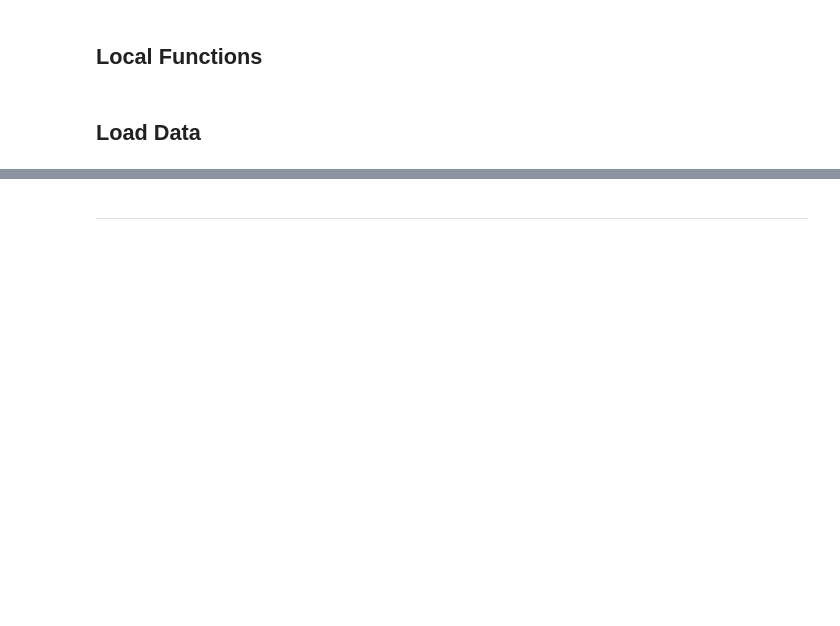
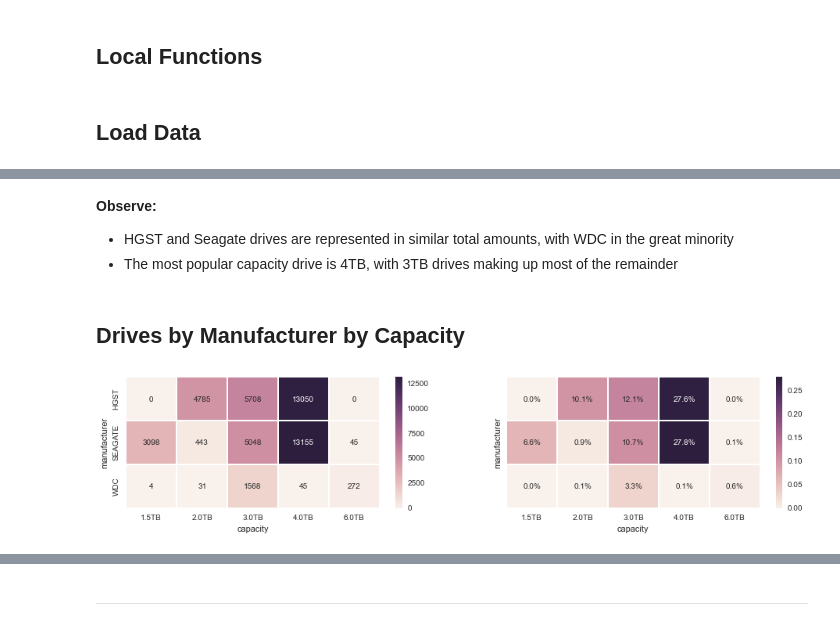
Before and after one commit to vnnw/appliedai_survivalhdd, a Jupyter notebook: 02_InitialAnalyses.ipynb, the cells around one changed output, grey strips where cells are left out. Drawn from its saved outputs; the diff is of its cells as text; code cells hidden in the pictures; blank space fills up the shorter version.

```diff
--- a/02_InitialAnalyses.ipynb
+++ b/02_InitialAnalyses.ipynb
@@ -80,0 +93,15 @@ dtype: object
+# %% [markdown]
+**Observe:**
++ HGST and Seagate drives are represented in similar total amounts, with WDC in the great minority
++ The most popular capacity drive is 4TB, with 3TB drives making up most of the remainder
+# %% [markdown]
+## Drives by Manufacturer by Capacity
+# %%
+gp = df.groupby(['manufacturer','capacity']).size().unstack()
+gp[pd.isnull(gp)] = 0
+
+fig, axes = plt.subplots(nrows=1, ncols=2, squeeze=False, sharex=True, sharey=True)
+ax = sns.heatmap(gp, annot=True, fmt='.0f', ax=axes[0,0])
+ax = sns.heatmap(gp/gp.sum().sum(), annot=True, fmt='.1%', ax=axes[0,1])
+# %% [output]
+[figure, added]
```
Also changed, not shown: parts of 11 cells of this notebook, 3 other files.
